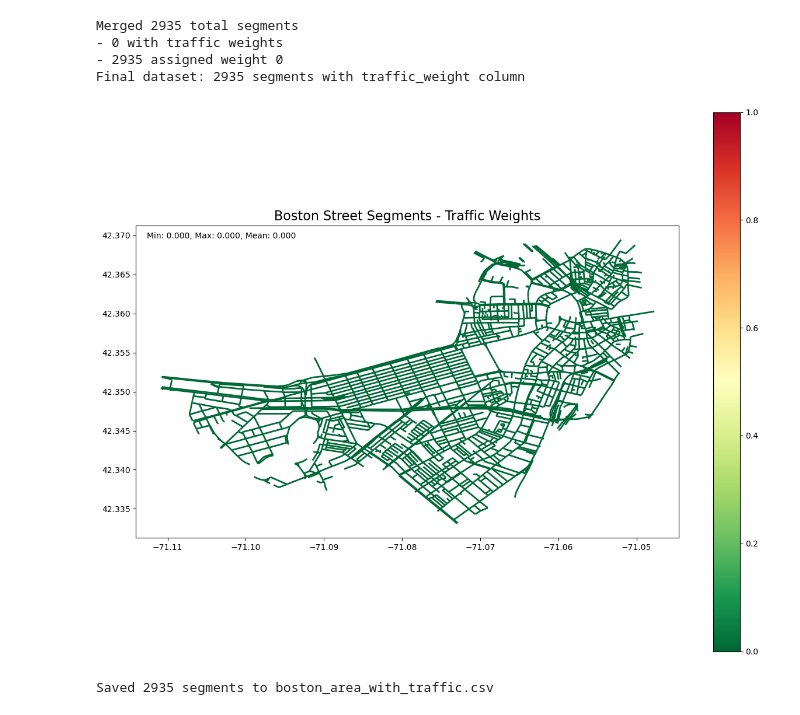
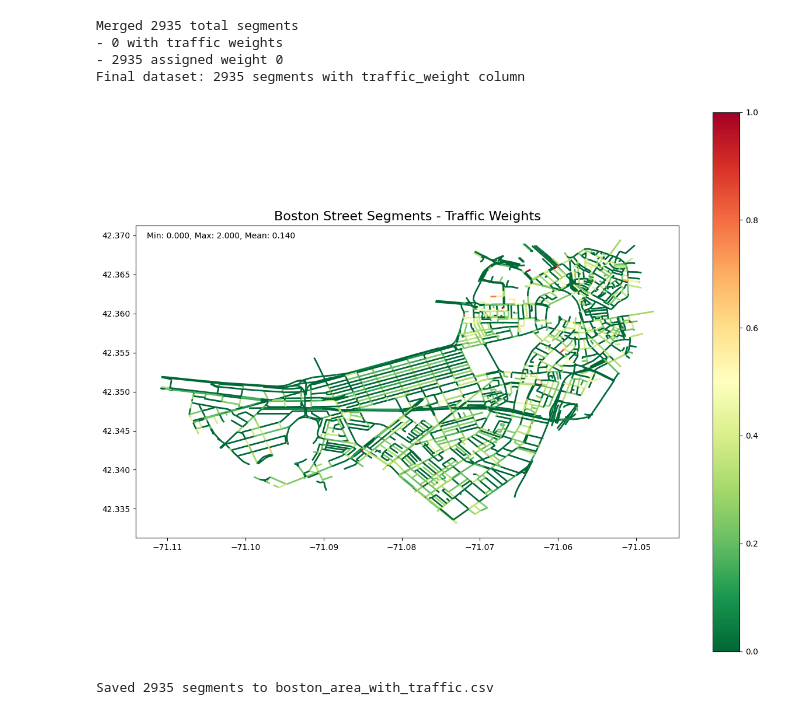
Before and after one commit to MaxFan13/Boston-Bus-Routes, a Jupyter notebook: traffic_data.ipynb, the cells around one changed output. Saved outputs shown, nothing was run; the diff lists cells and outputs as text; code cells hidden in the pictures.

Commit message:
fixed traffic map visualization

```diff
--- a/traffic_data.ipynb
+++ b/traffic_data.ipynb
@@ -239,33 +239,33 @@ df = pd.read_csv("boston_area_with_traffic.csv")
 def visualize_traffic_weights(df_with_weights):
     df_viz = df_with_weights[df_with_weights['traffic_weight'].notnull()].copy()
 
     if len(df_viz) == 0:
         print("No traffic weight data to visualize")
         return
 
     df_viz['geometry'] = df_viz['shape_wkt'].apply(wkt.loads)
     gdf = gpd.GeoDataFrame(df_viz)
 
     fig, ax = plt.subplots(1, 1, figsize=(15, 12))
 
     weights = df_viz['traffic_weight'].values
 
     gdf.plot(ax=ax,
             column='traffic_weight',
             cmap='RdYlGn_r',
             linewidth=2,
             legend=True,
             vmin=0,
             vmax=1)
 
     ax.set_title('Boston Street Segments - Traffic Weights', fontsize=16)
 
     stats_text = f"Min: {weights.min():.3f}, Max: {weights.max():.3f}, Mean: {weights.mean():.3f}"
     ax.text(0.02, 0.98, stats_text, transform=ax.transAxes, verticalalignment='top')
 
     plt.show()
 
-visualize_traffic_weights(df_complete)
+visualize_traffic_weights(df)
 # %% [output]
-[figure, old version]
+[figure, new version]
 # %%
```
Also changed, not shown: parts of 2 cells of this notebook.
